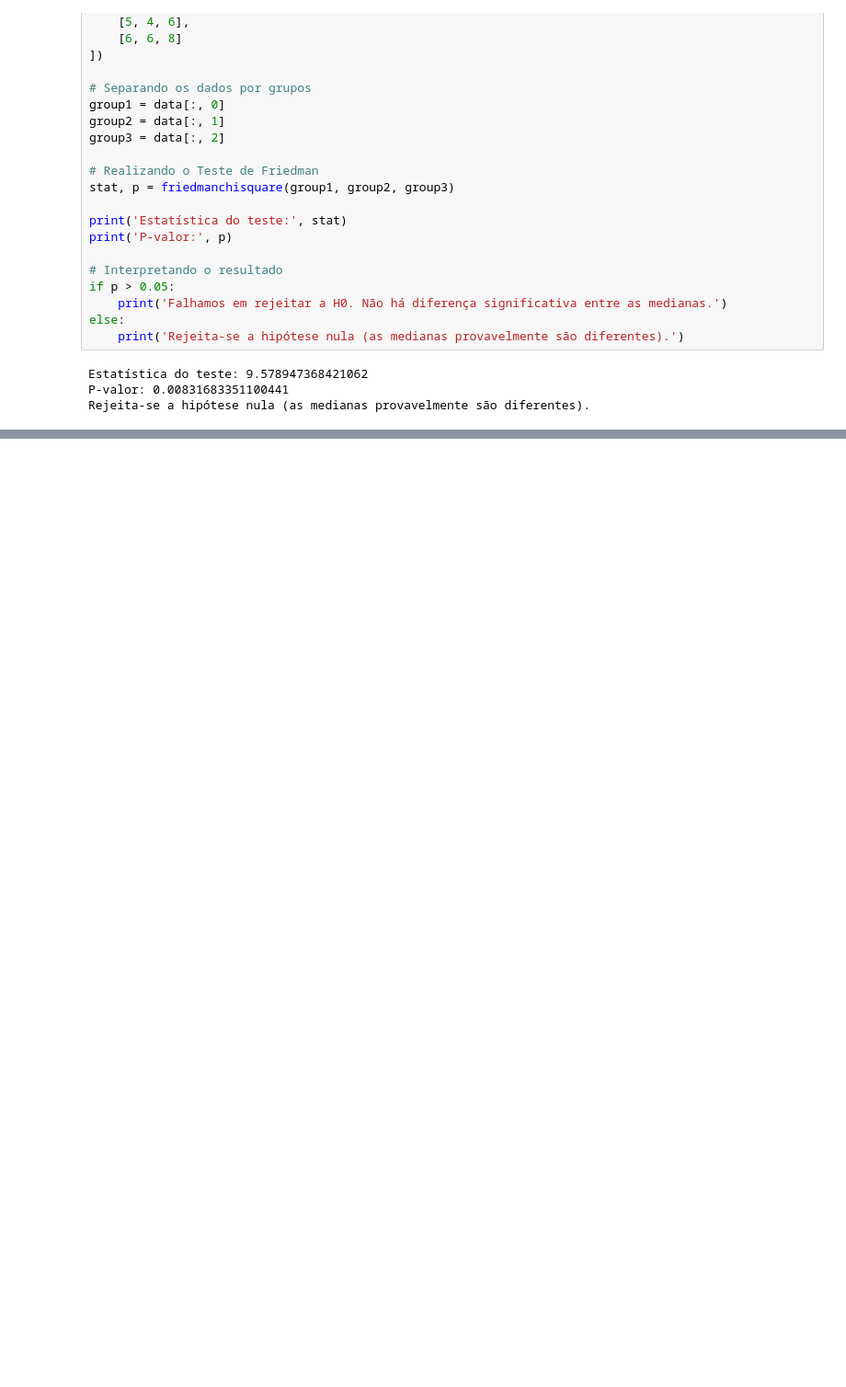
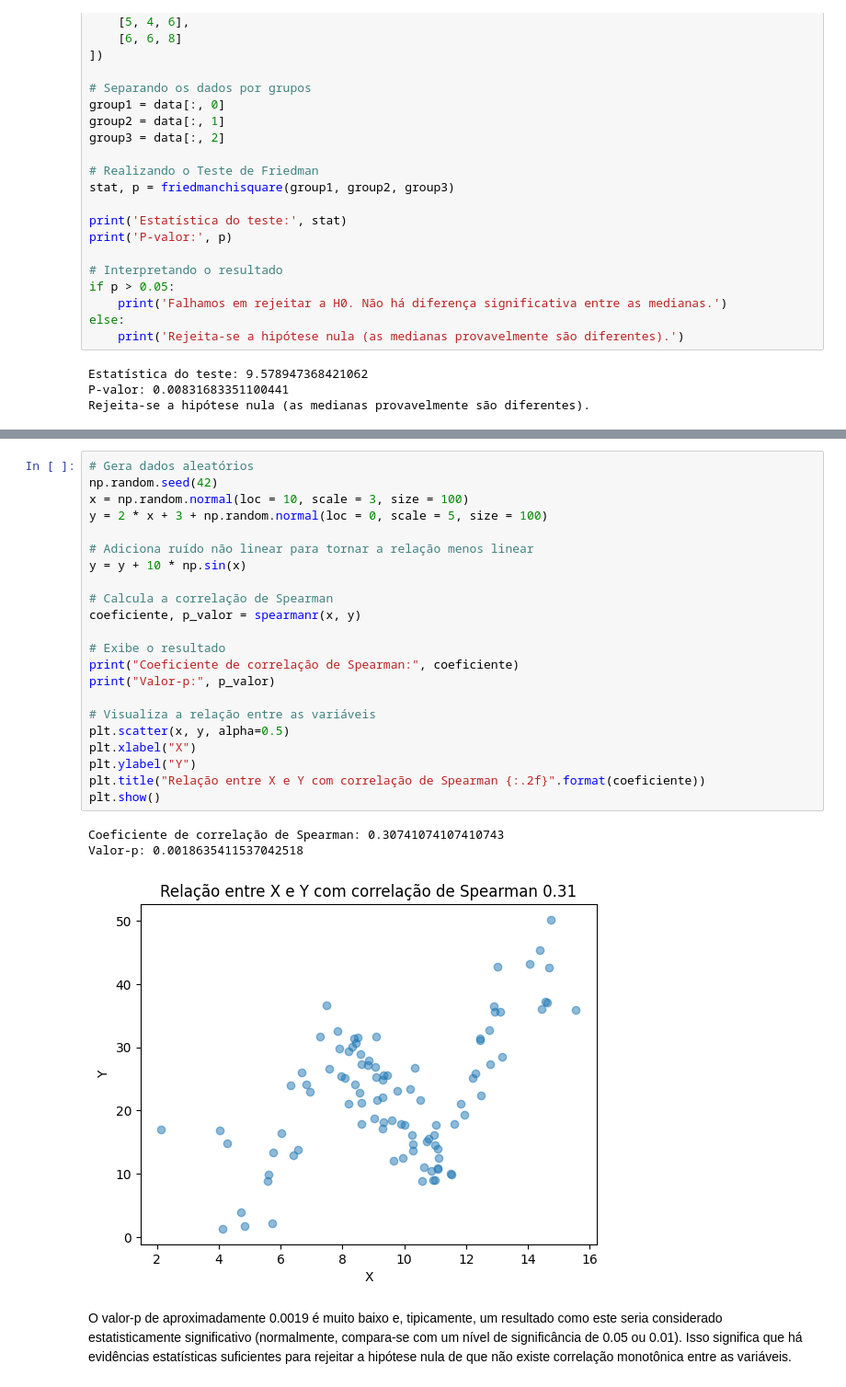
Before and after one commit to prisciladalepiane/machine-learning, a Jupyter notebook: 02-mat-est-aplicada/conceitos/13-Metodos-Nao-Parametricos.ipynb, the cells around one changed output, grey strips where cells are left out. Shown at 92% size. Saved outputs shown, nothing was run; the diff lists cells and outputs as text; blank space fills up the shorter version.

Commit message:
Estatística Spearman Rank

```diff
--- a/02-mat-est-aplicada/conceitos/13-Metodos-Nao-Parametricos.ipynb
+++ b/02-mat-est-aplicada/conceitos/13-Metodos-Nao-Parametricos.ipynb
@@ -372,0 +405,28 @@ Rejeita-se a hipótese nula (as medianas provavelmente são diferentes).
+# %%
+# Gera dados aleatórios
+np.random.seed(42)
+x = np.random.normal(loc = 10, scale = 3, size = 100)
+y = 2 * x + 3 + np.random.normal(loc = 0, scale = 5, size = 100)
+
+# Adiciona ruído não linear para tornar a relação menos linear
+y = y + 10 * np.sin(x)
+
+# Calcula a correlação de Spearman
+coeficiente, p_valor = spearmanr(x, y)
+
+# Exibe o resultado
+print("Coeficiente de correlação de Spearman:", coeficiente)
+print("Valor-p:", p_valor)
+
+# Visualiza a relação entre as variáveis
+plt.scatter(x, y, alpha=0.5)
+plt.xlabel("X")
+plt.ylabel("Y")
+plt.title("Relação entre X e Y com correlação de Spearman {:.2f}".format(coeficiente))
+plt.show()
+# %% [output]
+Coeficiente de correlação de Spearman: 0.30741074107410743
+Valor-p: 0.0018635411537042518
+[figure, added]
+# %% [markdown]
+O valor-p de aproximadamente 0.0019 é muito baixo e, tipicamente, um resultado como este seria considerado estatisticamente significativo (normalmente, compara-se com um nível de significância de 0.05 ou 0.01). Isso significa que há evidências estatísticas suficientes para rejeitar a hipótese nula de que não existe correlação monotônica entre as variáveis.
```
Also changed, not shown: parts of 4 cells of this notebook.
